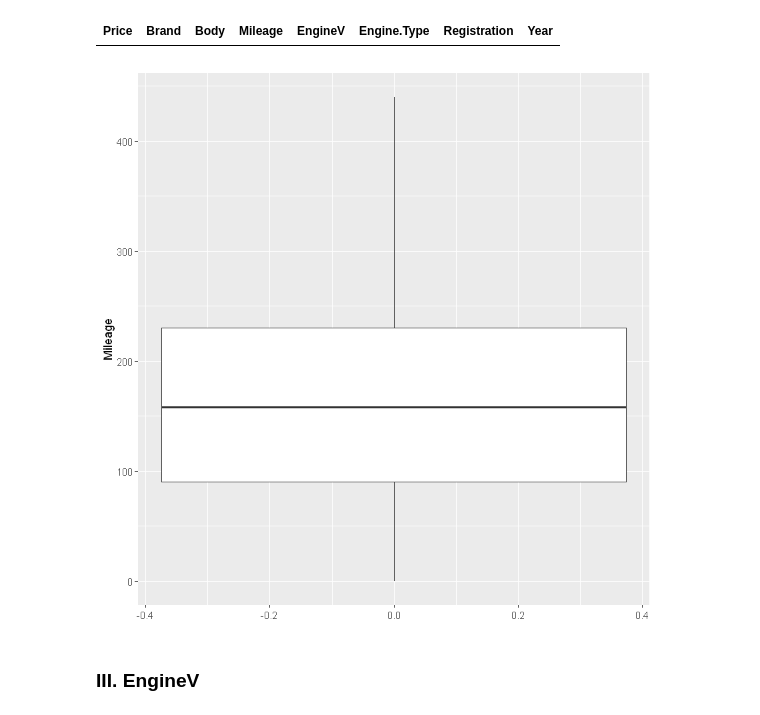
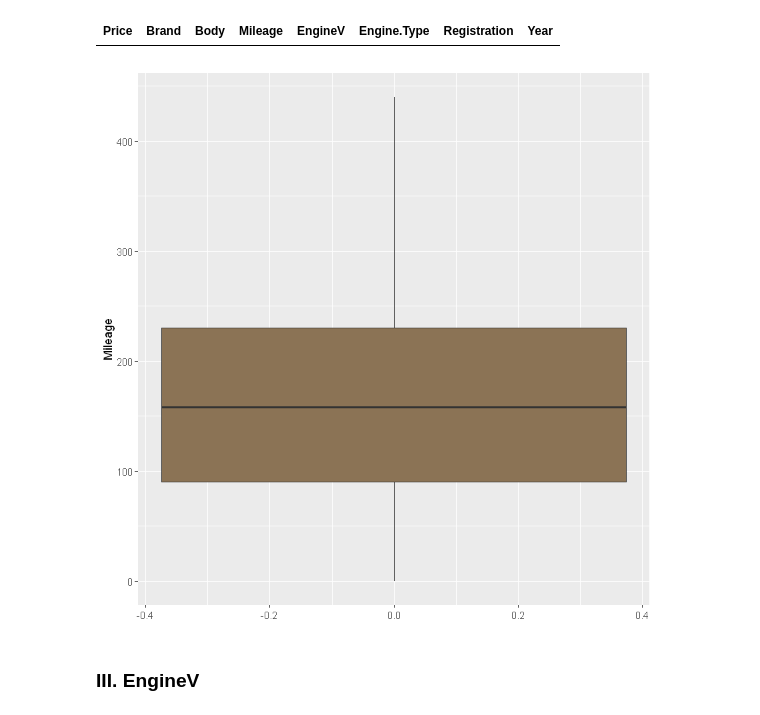
Before and after one commit to nithinivi/DataScienceInR, a Jupyter notebook: lesson-03/EDA.ipynb, the cells around one changed output. Drawn from its saved outputs; the diff is of its cells as text; code cells hidden in the pictures.

```diff
--- a/lesson-03/EDA.ipynb
+++ b/lesson-03/EDA.ipynb
@@ -233,9 +233,9 @@ filter(data,Mileage>max_mileage)
 | Price | Brand | Body | Mileage | EngineV | Engine.Type | Registration | Year |
 # %%
 ## CHECKING FOR OUTLIERS WITH BOXPLOT
-ggplot(data=data,aes(y=Mileage))+ geom_boxplot()
+ggplot(data=data,aes(y=Mileage))+ geom_boxplot(fill='burlywood4')
 # %% [output]
-[figure, old version]
+[figure, new version]
 # %% [markdown]
 ### III. EngineV
 # %%
```
Also changed, not shown: parts of 7 cells of this notebook.
